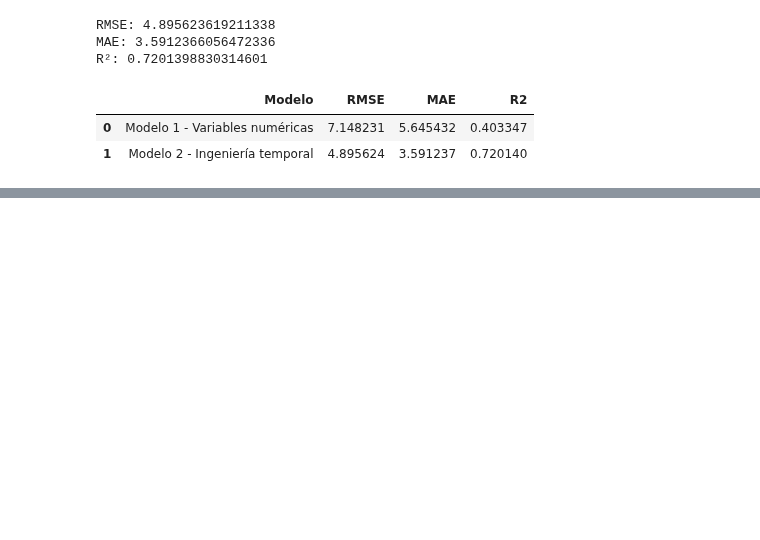
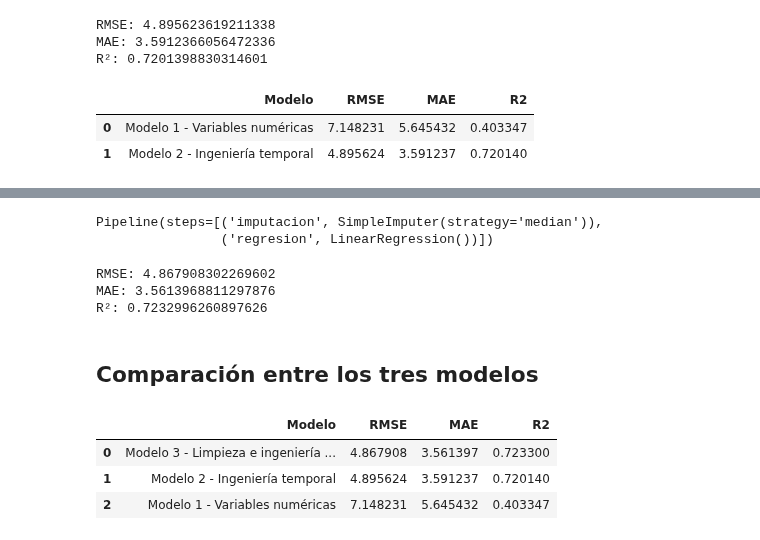
Before and after one commit to jfsaenz/Lab-1-ML, a Jupyter notebook: Laboratorio1_Regresion.ipynb, the cells around one changed output, grey strips where cells are left out. Drawn from its saved outputs; the diff is of its cells as text; code cells hidden in the pictures; blank space fills up the shorter version.

```diff
--- a/Laboratorio1_Regresion.ipynb
+++ b/Laboratorio1_Regresion.ipynb
@@ -721,0 +857,8 @@ tabla_resultados
+# %%
+pipeline_modelo_3.fit(
+    X_train_3,
+    y_train
+)
+# %% [output]
+Pipeline(steps=[('imputacion', SimpleImputer(strategy='median')),
+                ('regresion', LinearRegression())])
@@ -721,0 +870,23 @@ tabla_resultados
+# %%
+#Evaluamos
+rmse_3 = np.sqrt(
+    mean_squared_error(y_test, pred_modelo_3)
+)
+
+mae_3 = mean_absolute_error(
+    y_test,
+    pred_modelo_3
+)
+
+r2_3 = r2_score(
+    y_test,
+    pred_modelo_3
+)
+
+print("RMSE:", rmse_3)
+print("MAE:", mae_3)
+print("R²:", r2_3)
+# %% [output]
+RMSE: 4.867908302269602
+MAE: 3.5613968811297876
+R²: 0.7232996260897626
@@ -721,0 +901,15 @@ tabla_resultados
+# %% [markdown]
+## Comparación entre los tres modelos
+# %%
+tabla_resultados = pd.DataFrame(resultados)
+
+tabla_resultados = tabla_resultados.sort_values(
+    by="RMSE"
+).reset_index(drop=True)
+
+tabla_resultados
+# %% [output]
+|  | Modelo | RMSE | MAE | R2 |
+| 0 | Modelo 3 - Limpieza e ingeniería ... | 4.867908 | 3.561397 | 0.723300 |
+| 1 | Modelo 2 - Ingeniería temporal | 4.895624 | 3.591237 | 0.720140 |
+| 2 | Modelo 1 - Variables numéricas | 7.148231 | 5.645432 | 0.403347 |
```
Also changed, not shown: parts of 22 cells of this notebook.
